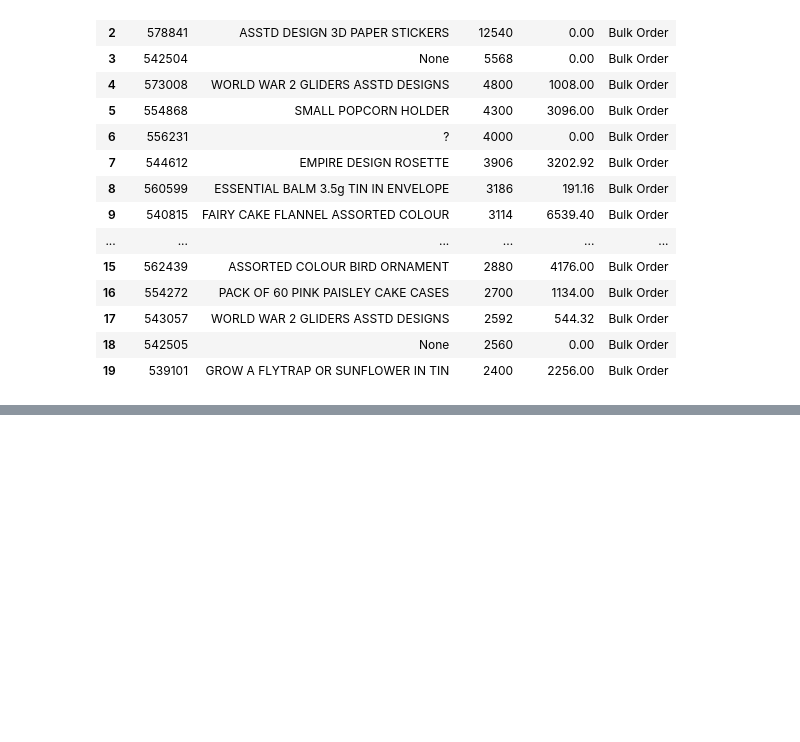
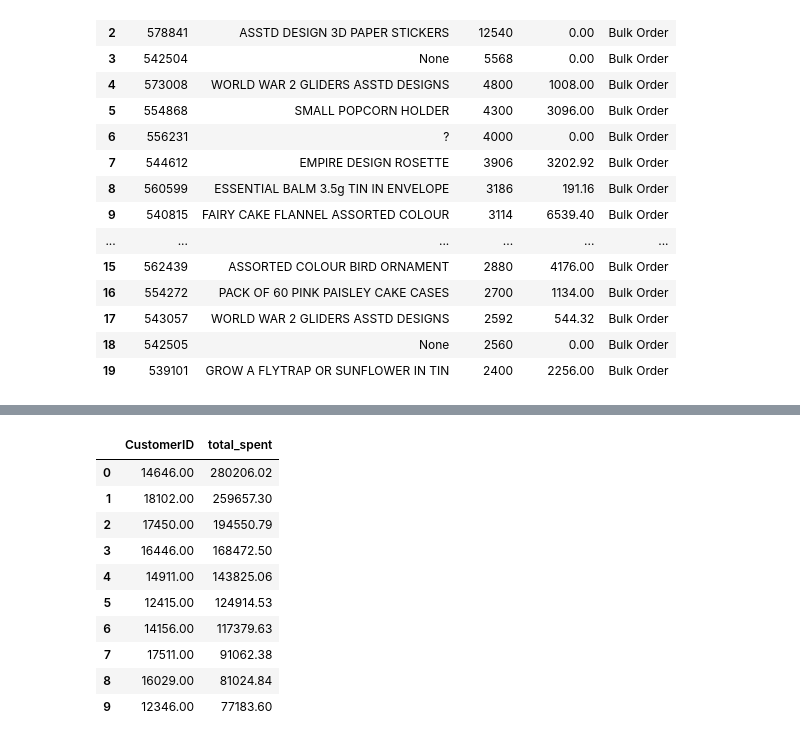
Before and after one commit to Danammadhunika/ml-journey, a Jupyter notebook: project_03_ecommerce_sql/notebooks/ecommerce_sql_analysis.ipynb, the cells around one changed output, grey strips where cells are left out. Drawn from its saved outputs; the diff is of its cells as text; code cells hidden in the pictures; blank space fills up the shorter version.

Commit message:
Day 15: CTEs - single, multiple, and subquery filter patterns

```diff
--- a/project_03_ecommerce_sql/notebooks/ecommerce_sql_analysis.ipynb
+++ b/project_03_ecommerce_sql/notebooks/ecommerce_sql_analysis.ipynb
@@ -1805,0 +1920,81 @@ result_q8
+# %%
+# ============================================
+# QUERY Q3 — CTE with Subquery Filter
+# Business Question: Top 10 customers who spend
+#                    above average customer spending
+# ============================================
+
+# WHY THIS APPROACH?
+# We need to compare each customer's spending
+# against the OVERALL average spending
+# CTE stores each customer's total cleanly
+# Subquery in WHERE calculates single average number
+
+# HOW IT WORKS:
+# CTE: customer_spending
+#   → calculates total spent per customer
+#   → filters clean data (Quantity > 0, CustomerID not null)
+# WHERE subquery:
+#   → calculates ONE single average across all orders
+#   → no GROUP BY = collapses to single number
+#   → only customers ABOVE this number survive!
+
+# KEY DIFFERENCE:
+# AVG with GROUP BY   → average PER customer (many rows)
+# AVG without GROUP BY → ONE overall average (single number)
+
+# Python equivalent:
+# customer_spending = df.groupby('CustomerID')['revenue'].sum()
+# avg = df['revenue'].mean()  # single number!
+# result = customer_spending[customer_spending > avg]
+
+# SQL Execution Order:
+# 1. CTE runs first         → spending per customer
+# 2. Subquery calculates    → single average number
+# 3. WHERE filters          → only above average customers
+# 4. ORDER BY total_spent   → highest spenders first
+# 5. LIMIT 10               → top 10 only
+
+# Key Insights:
+# These are your VIP customers!
+# Customer 14646 = top spender £280K+
+# Above average = worth targeting for retention!
+
+query_q3 = """
+WITH customer_spending AS (
+    -- CTE: total spending per customer (clean data only)
+    SELECT CustomerID,
+           ROUND(SUM(Quantity * UnitPrice), 2) AS total_spent
+    FROM orders
+    WHERE Quantity > 0
+      AND CustomerID IS NOT NULL
+    GROUP BY CustomerID
+)
+-- Final: show only customers above overall average
+SELECT customer_spending.CustomerID,
+       total_spent
+FROM customer_spending
+WHERE total_spent > (
+    -- subquery: ONE single average number
+    SELECT AVG(Quantity * UnitPrice)
+    FROM orders
+    WHERE Quantity > 0
+      AND CustomerID IS NOT NULL
+)
+ORDER BY total_spent DESC
+LIMIT 10
+"""
+result_q3 = pd.read_sql_query(query_q3, conn)
+result_q3
+# %% [output]
+|  | CustomerID | total_spent |
+| 0 | 14646.00 | 280206.02 |
+| 1 | 18102.00 | 259657.30 |
+| 2 | 17450.00 | 194550.79 |
+| 3 | 16446.00 | 168472.50 |
+| 4 | 14911.00 | 143825.06 |
+| 5 | 12415.00 | 124914.53 |
+| 6 | 14156.00 | 117379.63 |
+| 7 | 17511.00 | 91062.38 |
+| 8 | 16029.00 | 81024.84 |
+| 9 | 12346.00 | 77183.60 |
```
Also changed, not shown: parts of 2 cells of this notebook.
